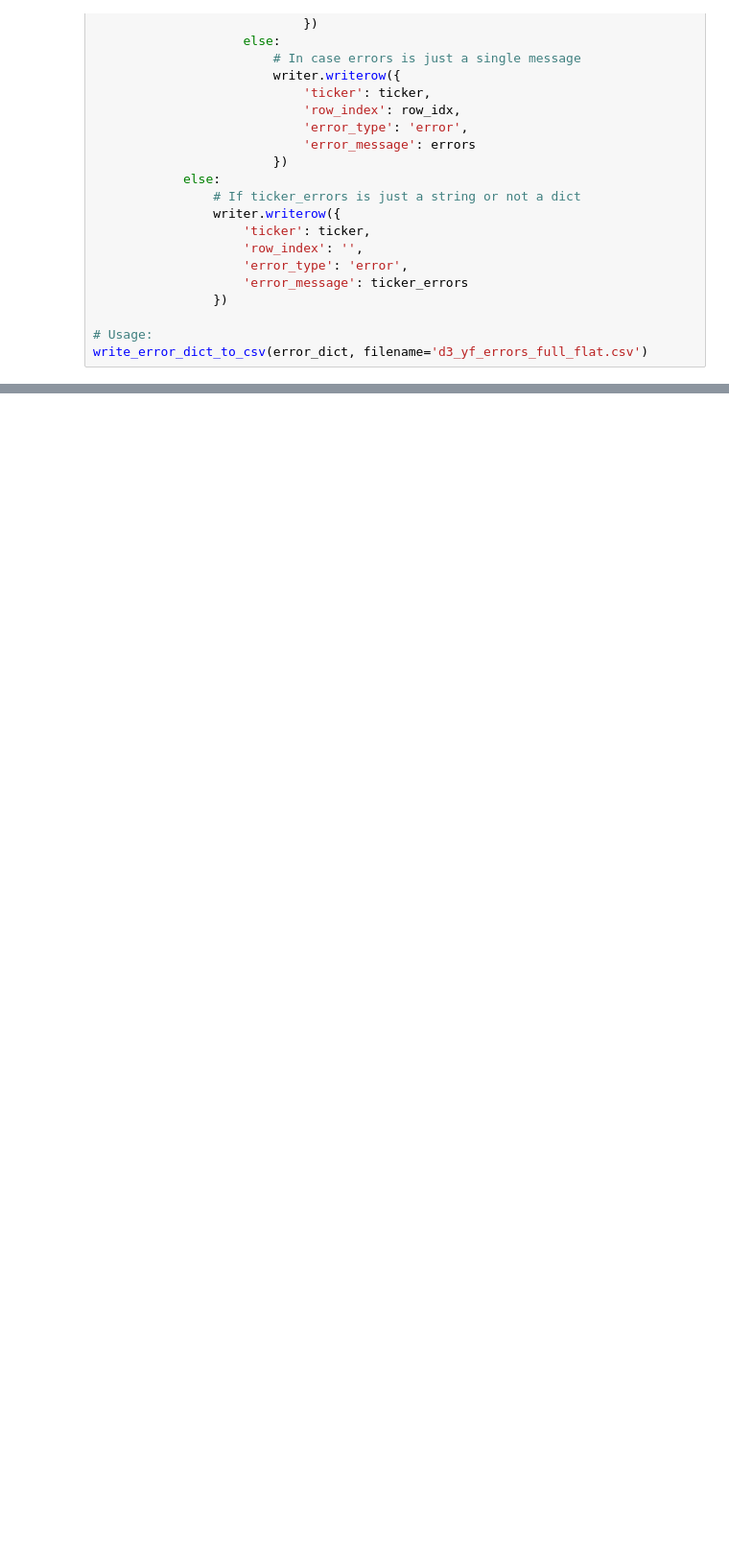
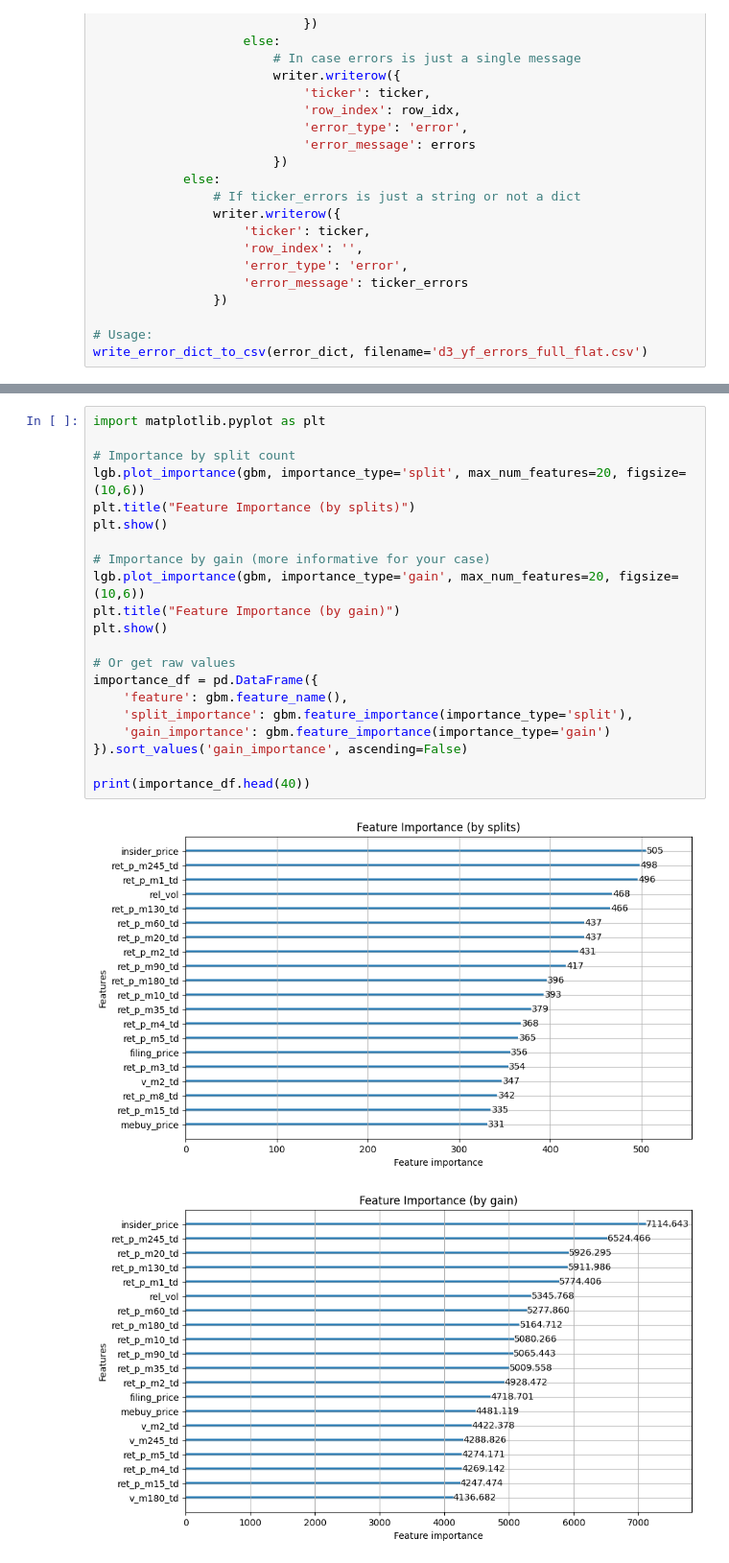
Before and after one commit to Emberflurry/stonx, a Jupyter notebook: dr3.ipynb, the cells around one changed output, grey strips where cells are left out. Shown at 96% size. Cells and saved outputs as stored; diff of their text form; blank space fills up the shorter version.

```diff
--- a/dr3.ipynb
+++ b/dr3.ipynb
@@ -312,0 +1242,24 @@ write_first_error_per_ticker(error_dict, oip_w_prices, filename='d3_yf_errors_by
+# %%
+import matplotlib.pyplot as plt
+
+# Importance by split count
+lgb.plot_importance(gbm, importance_type='split', max_num_features=20, figsize=(10,6))
+plt.title("Feature Importance (by splits)")
+plt.show()
+
+# Importance by gain (more informative for your case)
+lgb.plot_importance(gbm, importance_type='gain', max_num_features=20, figsize=(10,6))
+plt.title("Feature Importance (by gain)")
+plt.show()
+
+# Or get raw values
+importance_df = pd.DataFrame({
+    'feature': gbm.feature_name(),
+    'split_importance': gbm.feature_importance(importance_type='split'),
+    'gain_importance': gbm.feature_importance(importance_type='gain')
+}).sort_values('gain_importance', ascending=False)
+
+print(importance_df.head(40))
+# %% [output]
+[figure, added]
+[figure, added]
```
Also changed, not shown: parts of 21 cells of this notebook, 37 other files.
